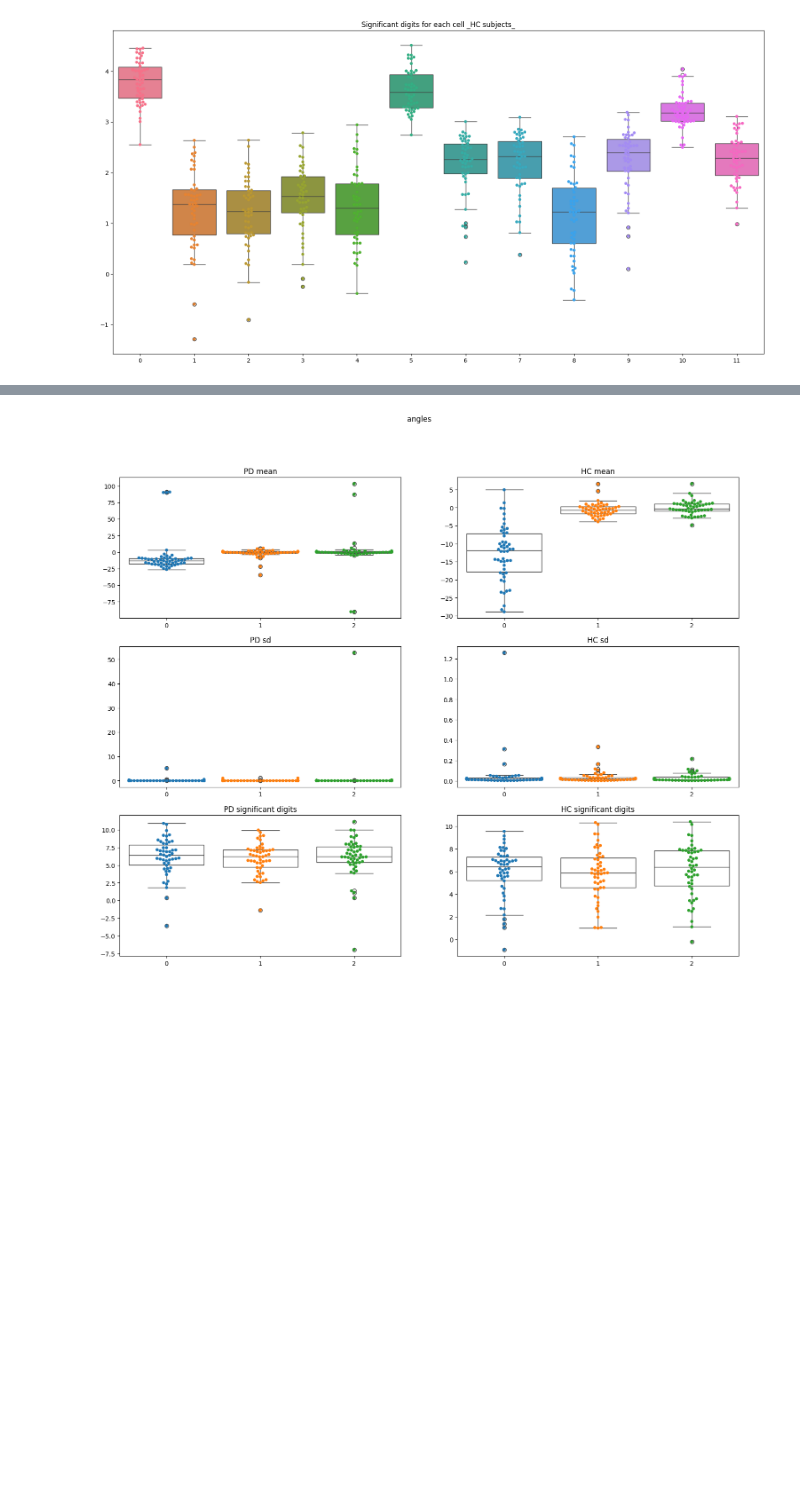
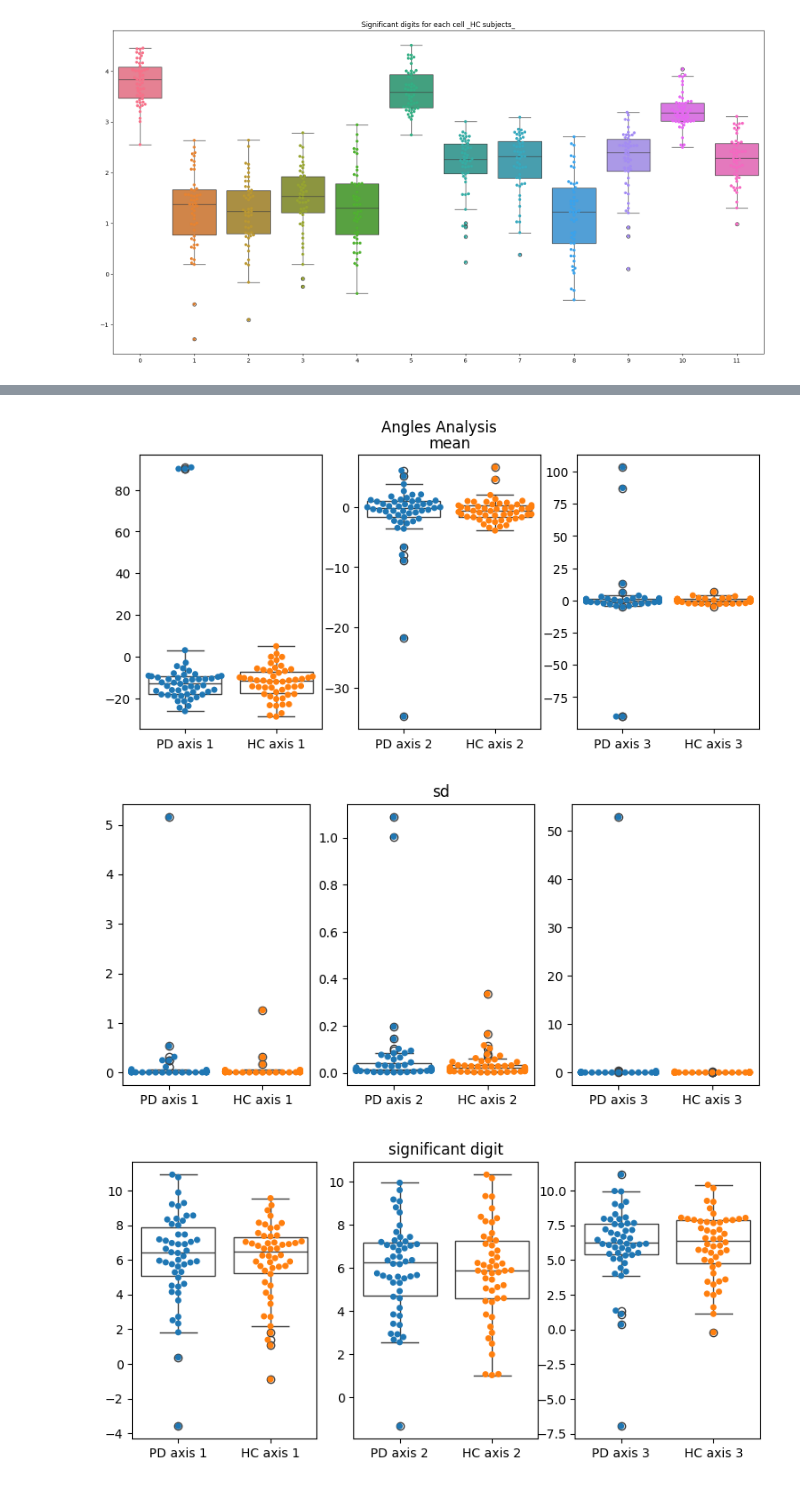
Before and after one commit to mirhnius/mca_linear_registration, a Jupyter notebook: analysis.ipynb, the cells around one changed output, grey strips where cells are left out. Cells and saved outputs as stored; diff of their text form; code cells hidden in the pictures; blank space fills up the shorter version.

```diff
--- a/analysis.ipynb
+++ b/analysis.ipynb
@@ -292,33 +273,19 @@ angles_mca_HC = np.degrees(np.stack([value for value in angles_mca_dict_HC.value
 # %%
 angles_significant_PD = np.stack([sd.significant_digits(angles_mca_PD[i,:,:], reference=np.mean(angles_mca_PD[i,:,:]), axis=0) for i in range(50)])
 angles_significant_HC = np.stack([sd.significant_digits(angles_mca_HC[i,:,:], reference=np.mean(angles_mca_HC[i,:,:]), axis=0) for i in range(50)])
-# %%
-fig = plt.figure(figsize=(18,14))
-fig.suptitle('angles')
-plt.subplot(3, 2, 1)
-sns.swarmplot(np.mean(angles_mca_PD, axis=1))
-sns.boxplot(np.mean(angles_mca_PD, axis=1),color='white')
-plt.title('PD mean')
-plt.subplot(3, 2, 2)
-sns.swarmplot(np.mean(angles_mca_HC, axis=1))
-sns.boxplot(np.mean(angles_mca_HC, axis=1),color='white')
-plt.title('HC mean')
-plt.subplot(3, 2, 3)
-sns.swarmplot(np.std(angles_mca_PD, axis=1))
-sns.boxplot(np.std(angles_mca_PD, axis=1),color='white')
-plt.title('PD sd')
-plt.subplot(3, 2, 4)
-sns.swarmplot(np.std(angles_mca_HC, axis=1))
-sns.boxplot(np.std(angles_mca_HC, axis=1),color='white')
-plt.title('HC sd')
-plt.subplot(3, 2, 5)
-sns.swarmplot(angles_significant_PD)
-sns.boxplot(angles_significant_PD, color='white')
-plt.title('PD significant digits')
-plt.subplot(3, 2, 6)
-sns.swarmplot(angles_significant_HC)
-sns.boxplot(angles_significant_HC, color='white')
-plt.title('HC significant digits')
-plt.show()
-# %% [output]
-[figure, removed]
+# %%
+
+fig = plt.figure(figsize=(9, 4))
+fig.suptitle('Angles Analysis')
+plotter(np.mean(angles_mca_PD, axis=1),np.mean(angles_mca_HC, axis=1), 'mean')
+
+fig = plt.figure(figsize=(9, 4))
+plotter(np.std(angles_mca_PD, axis=1),np.std(angles_mca_HC, axis=1), 'sd')
+
+
+fig = plt.figure(figsize=(9, 4))
+plotter(angles_significant_PD,angles_significant_HC, 'significant digit')
+# %% [output]
+[figure, added]
+[figure, added]
+[figure, added]
```
Also changed, not shown: parts of 22 cells of this notebook.
